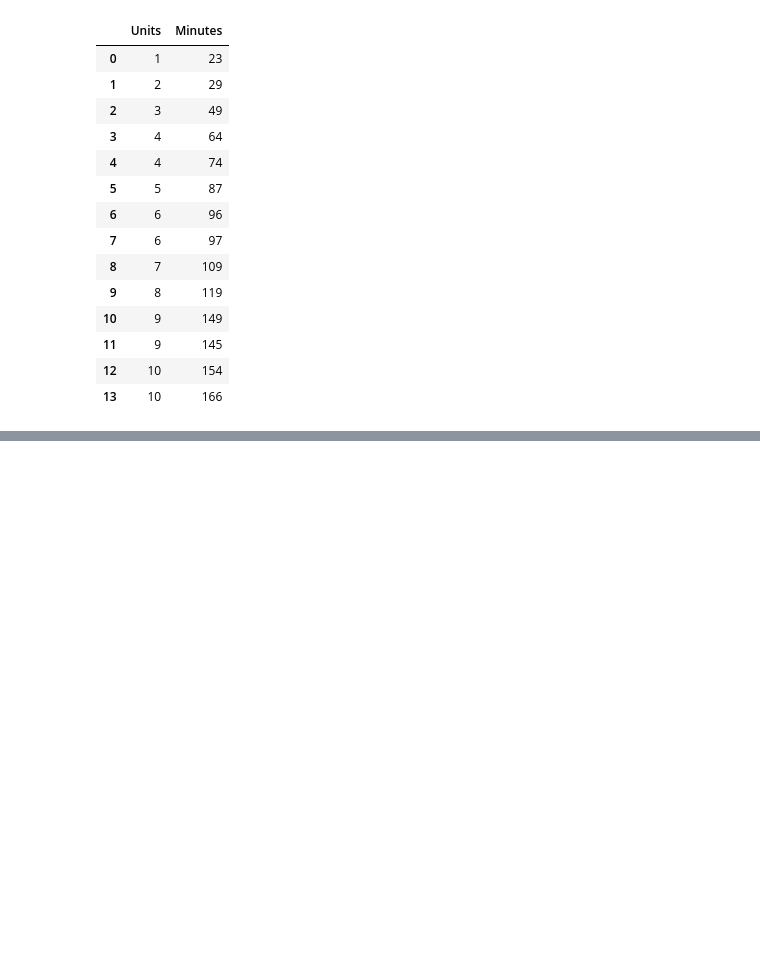
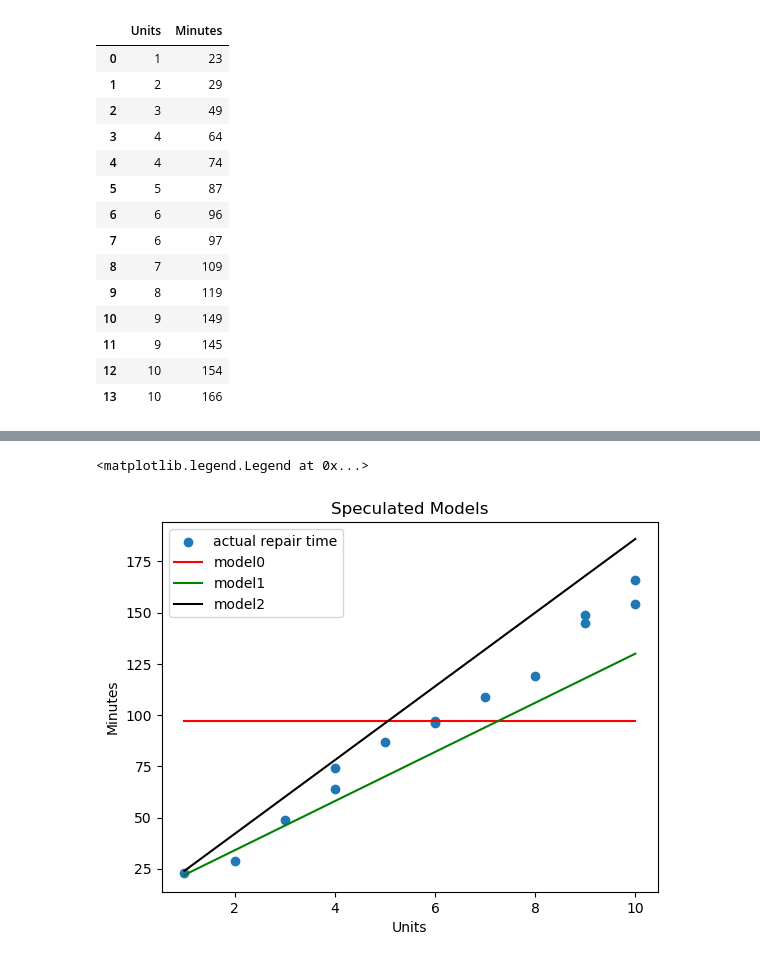
Before and after one commit to hardik7426/AI-ML-Basic-Preticals, a Jupyter notebook: Tutorial2.ipynb, the cells around one changed output, grey strips where cells are left out. Drawn from its saved outputs; the diff is of its cells as text; code cells hidden in the pictures; blank space fills up the shorter version.

```diff
--- a/Tutorial2.ipynb
+++ b/Tutorial2.ipynb
@@ -36,3 +36,12 @@ computers
 | 11 | 9 | 145 |
 | 12 | 10 | 154 |
 | 13 | 10 | 166 |
+# %%
+minutes_model0 = computers['Minutes'].mean()
+minutes_model1 = 10 + 12*computers['Units']
+minutes_model2 = 6  + 18*computers['Units']
+# %%
+computers['minutes_model0'] = minutes_model0
+computers['minutes_model1'] = minutes_model1
+computers['minutes_model2'] = minutes_model2
+computers
@@ -38,0 +64,13 @@ computers
+# %%
+fig,ax=plt.subplots()
+ax.scatter(x="Units",y="Minutes",data=computers,label="actual repair time")
+ax.plot(computers["Units"],computers["minutes_model0"],color="red",label="model0")
+ax.plot(computers["Units"],computers["minutes_model1"],color="green",label="model1")
+ax.plot(computers["Units"],computers["minutes_model2"],color="black",label="model2")
+ax.set_ylabel("Minutes")
+ax.set_xlabel("Units")
+ax.set_title("Speculated Models")
+ax.legend()
+# %% [output]
+<matplotlib.legend.Legend at 0x...>
+[figure, added]
```
Also changed, not shown: parts of 5 cells of this notebook.
